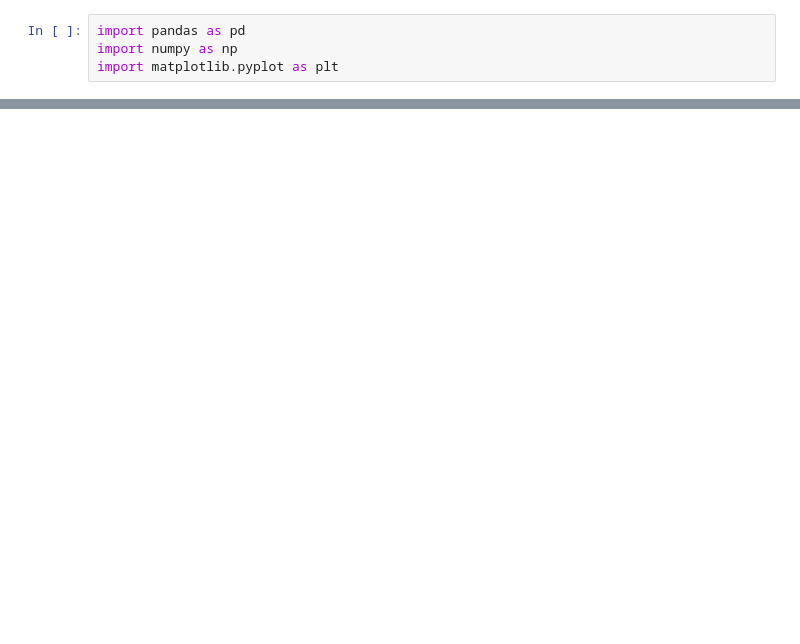
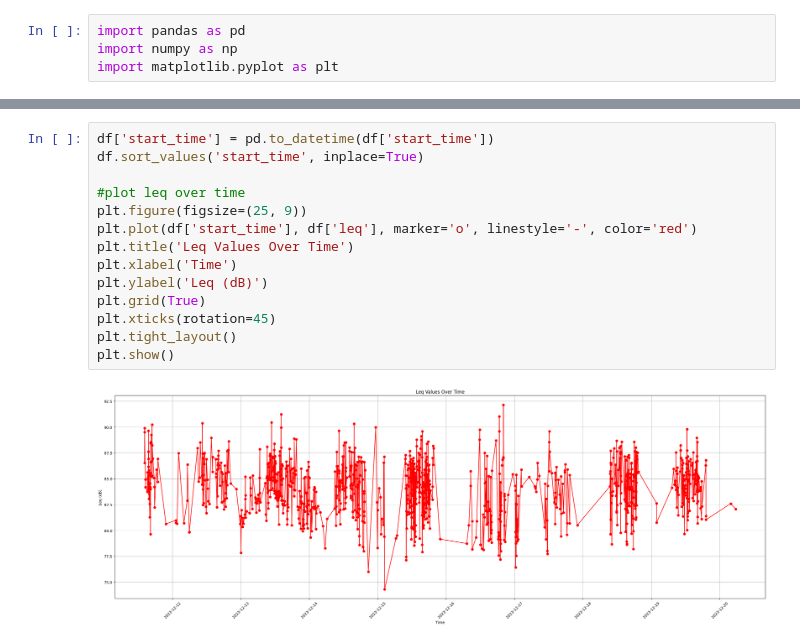
Before and after one commit to aacacustica/Audio_Processing, a Jupyter notebook: AI_Model/Fine-Tuning/01_Clip_analysis/peak_analysis.ipynb, the cells around one changed output, grey strips where cells are left out. Saved outputs shown, nothing was run; the diff lists cells and outputs as text; blank space fills up the shorter version.

```diff
--- a/AI_Model/Fine-Tuning/01_Clip_analysis/peak_analysis.ipynb
+++ b/AI_Model/Fine-Tuning/01_Clip_analysis/peak_analysis.ipynb
@@ -87,0 +39,16 @@ plt.show()
+# %%
+df['start_time'] = pd.to_datetime(df['start_time'])
+df.sort_values('start_time', inplace=True)
+
+#plot leq over time
+plt.figure(figsize=(25, 9))
+plt.plot(df['start_time'], df['leq'], marker='o', linestyle='-', color='red')
+plt.title('Leq Values Over Time')
+plt.xlabel('Time')
+plt.ylabel('Leq (dB)')
+plt.grid(True)
+plt.xticks(rotation=45)
+plt.tight_layout()
+plt.show()
+# %% [output]
+[figure, added]
```
Also changed, not shown: parts of 7 cells of this notebook, 2 other files.
